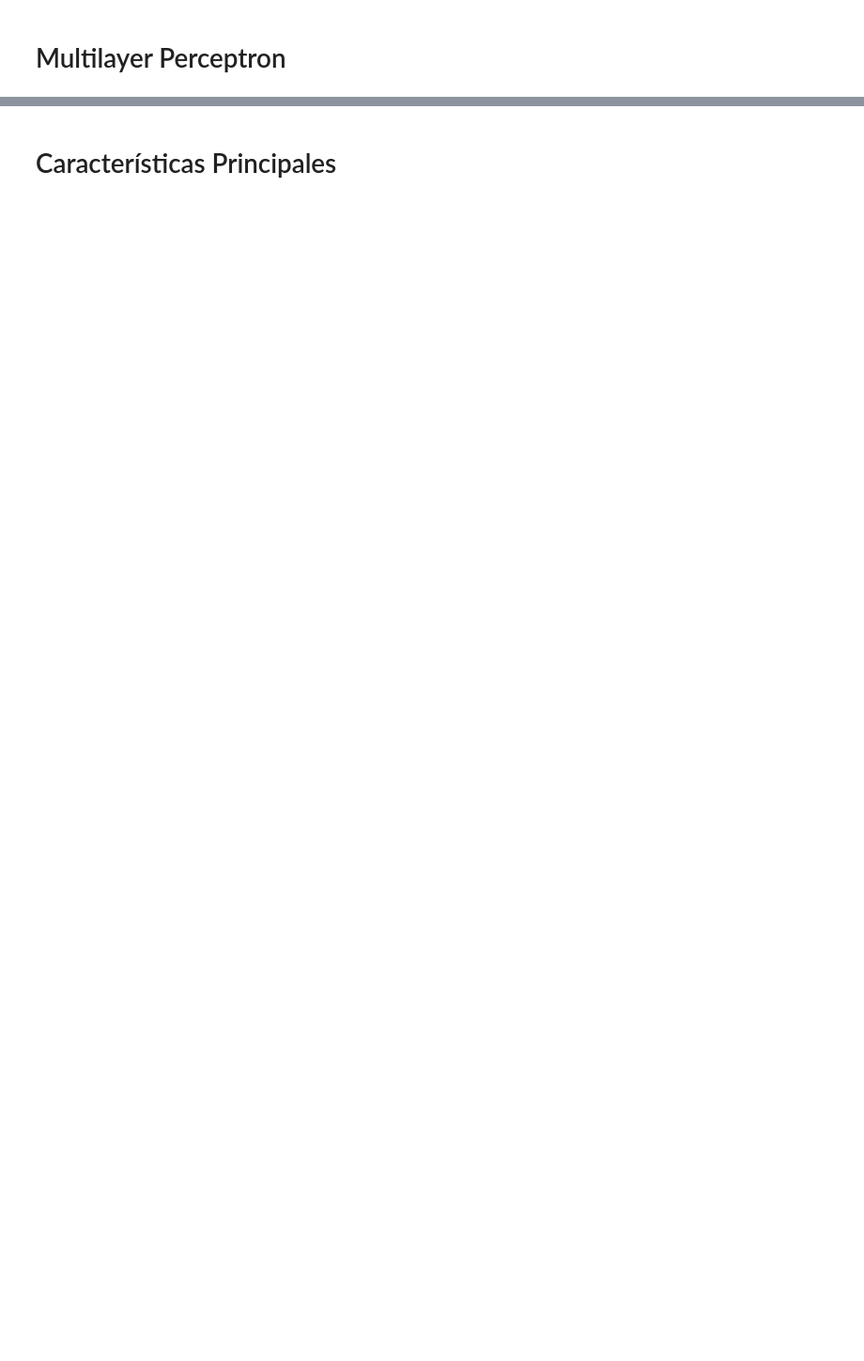
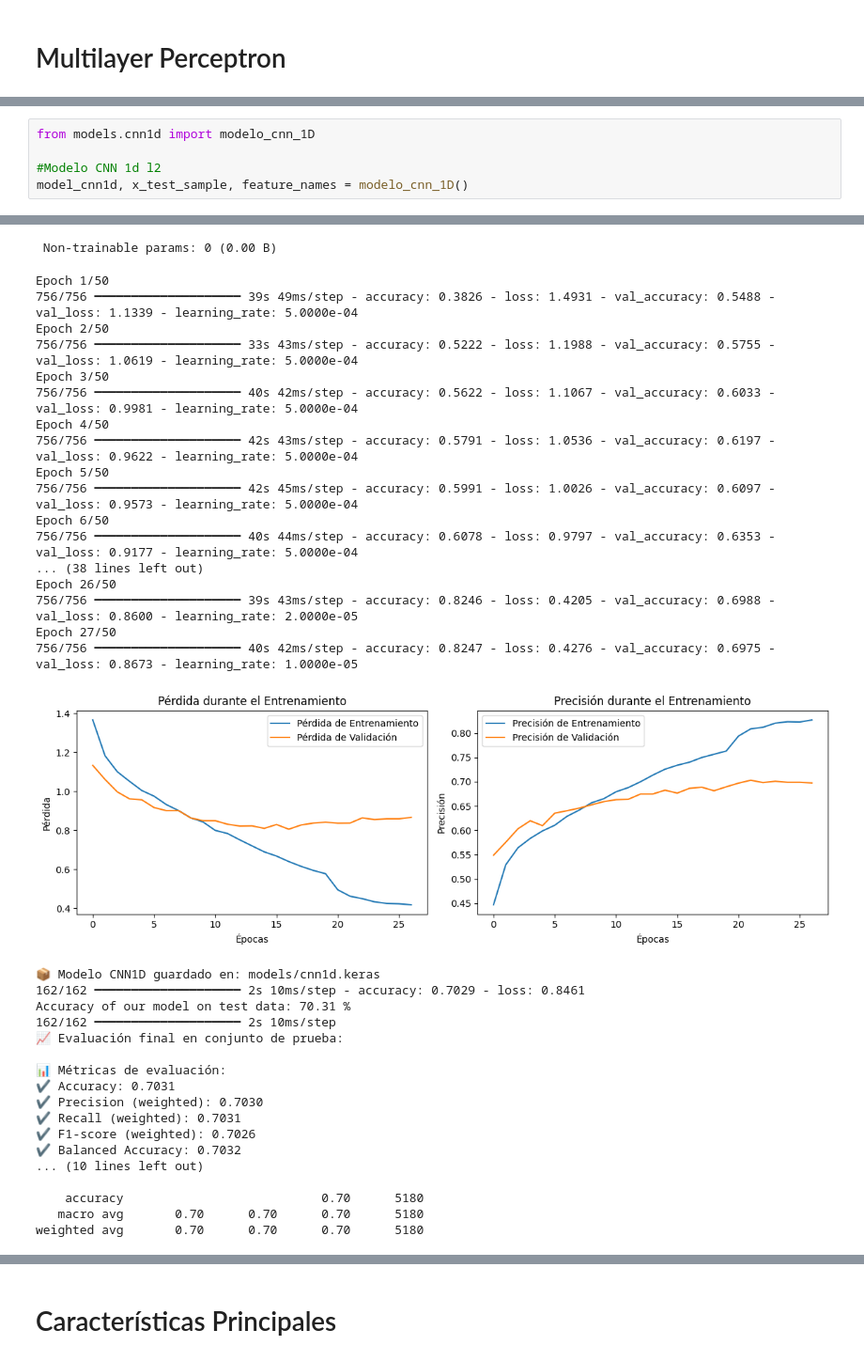
Before and after one commit to Grupo5-audio/ProyectoFinalG5, a Jupyter notebook: main.ipynb, the cells around one changed output, grey strips where cells are left out. Shown at 94% size. Saved outputs shown, nothing was run; the diff lists cells and outputs as text; blank space fills up the shorter version.

```diff
--- a/main.ipynb
+++ b/main.ipynb
@@ -406,0 +476,6 @@ weighted avg       0.66      0.65      0.65      1727
+# %%
+from models.cnn1d import modelo_cnn_1D
+
+#Modelo CNN 1d l2
+model_cnn1d, x_test_sample, feature_names = modelo_cnn_1D()
+# %% [output]
@@ -406,0 +502,36 @@ weighted avg       0.66      0.65      0.65      1727
+ Non-trainable params: 0 (0.00 B)
+Epoch 1/50
+756/756 ━━━━━━━━━━━━━━━━━━━━ 39s 49ms/step - accuracy: 0.3826 - loss: 1.4931 - val_accuracy: 0.5488 - val_loss: 1.1339 - learning_rate: 5.0000e-04
+Epoch 2/50
+756/756 ━━━━━━━━━━━━━━━━━━━━ 33s 43ms/step - accuracy: 0.5222 - loss: 1.1988 - val_accuracy: 0.5755 - val_loss: 1.0619 - learning_rate: 5.0000e-04
+Epoch 3/50
+756/756 ━━━━━━━━━━━━━━━━━━━━ 40s 42ms/step - accuracy: 0.5622 - loss: 1.1067 - val_accuracy: 0.6033 - val_loss: 0.9981 - learning_rate: 5.0000e-04
+Epoch 4/50
+756/756 ━━━━━━━━━━━━━━━━━━━━ 42s 43ms/step - accuracy: 0.5791 - loss: 1.0536 - val_accuracy: 0.6197 - val_loss: 0.9622 - learning_rate: 5.0000e-04
+Epoch 5/50
+756/756 ━━━━━━━━━━━━━━━━━━━━ 42s 45ms/step - accuracy: 0.5991 - loss: 1.0026 - val_accuracy: 0.6097 - val_loss: 0.9573 - learning_rate: 5.0000e-04
+Epoch 6/50
+756/756 ━━━━━━━━━━━━━━━━━━━━ 40s 44ms/step - accuracy: 0.6078 - loss: 0.9797 - val_accuracy: 0.6353 - val_loss: 0.9177 - learning_rate: 5.0000e-04
+... (38 lines left out)
+Epoch 26/50
+756/756 ━━━━━━━━━━━━━━━━━━━━ 39s 43ms/step - accuracy: 0.8246 - loss: 0.4205 - val_accuracy: 0.6988 - val_loss: 0.8600 - learning_rate: 2.0000e-05
+Epoch 27/50
+756/756 ━━━━━━━━━━━━━━━━━━━━ 40s 42ms/step - accuracy: 0.8247 - loss: 0.4276 - val_accuracy: 0.6975 - val_loss: 0.8673 - learning_rate: 1.0000e-05
+[figure, added]
+📦 Modelo CNN1D guardado en: models/cnn1d.keras
+162/162 ━━━━━━━━━━━━━━━━━━━━ 2s 10ms/step - accuracy: 0.7029 - loss: 0.8461
+Accuracy of our model on test data: 70.31 %
+162/162 ━━━━━━━━━━━━━━━━━━━━ 2s 10ms/step
+📈 Evaluación final en conjunto de prueba:
+
+📊 Métricas de evaluación:
+✔️ Accuracy: 0.7031
+✔️ Precision (weighted): 0.7030
+✔️ Recall (weighted): 0.7031
+✔️ F1-score (weighted): 0.7026
+✔️ Balanced Accuracy: 0.7032
+... (10 lines left out)
+
+    accuracy                           0.70      5180
+   macro avg       0.70      0.70      0.70      5180
+weighted avg       0.70      0.70      0.70      5180
```
Also changed, not shown: parts of 28 cells of this notebook.
